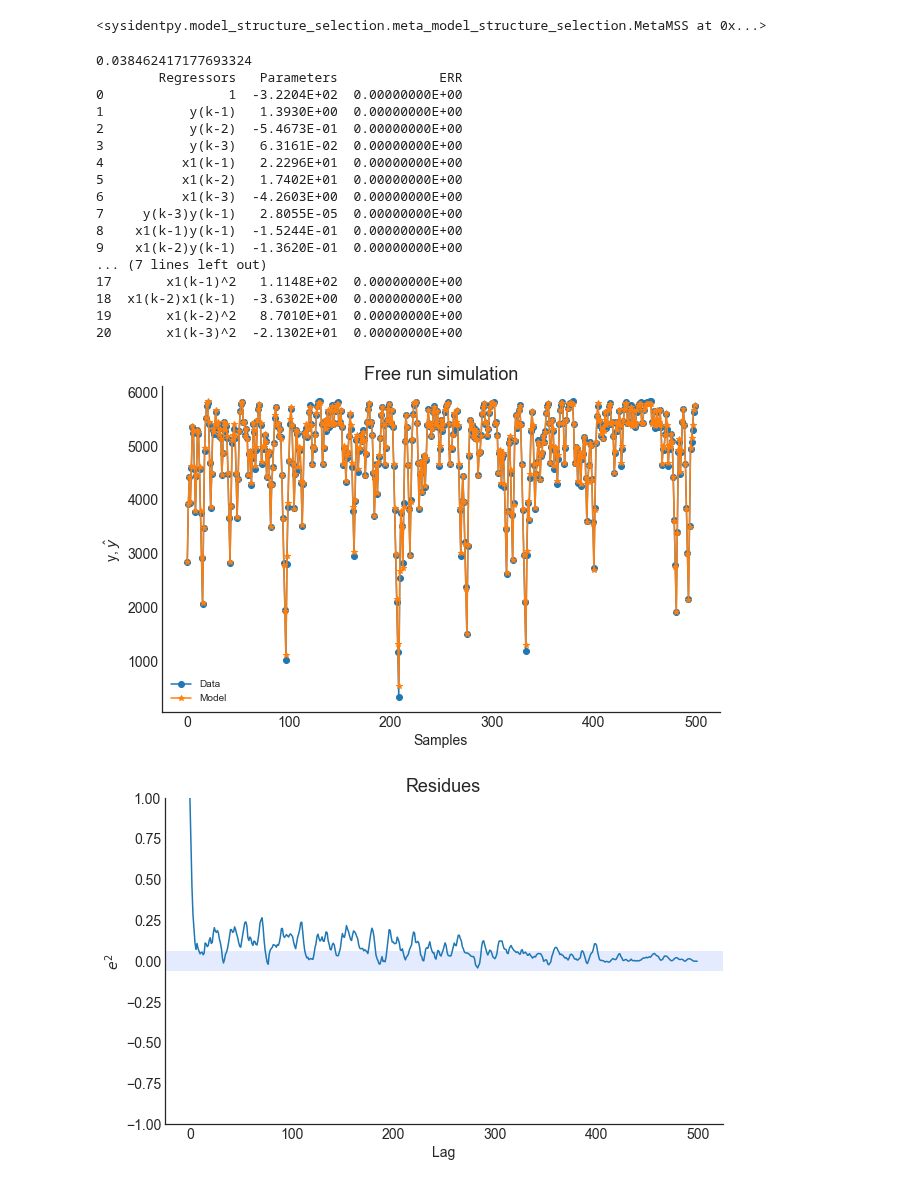
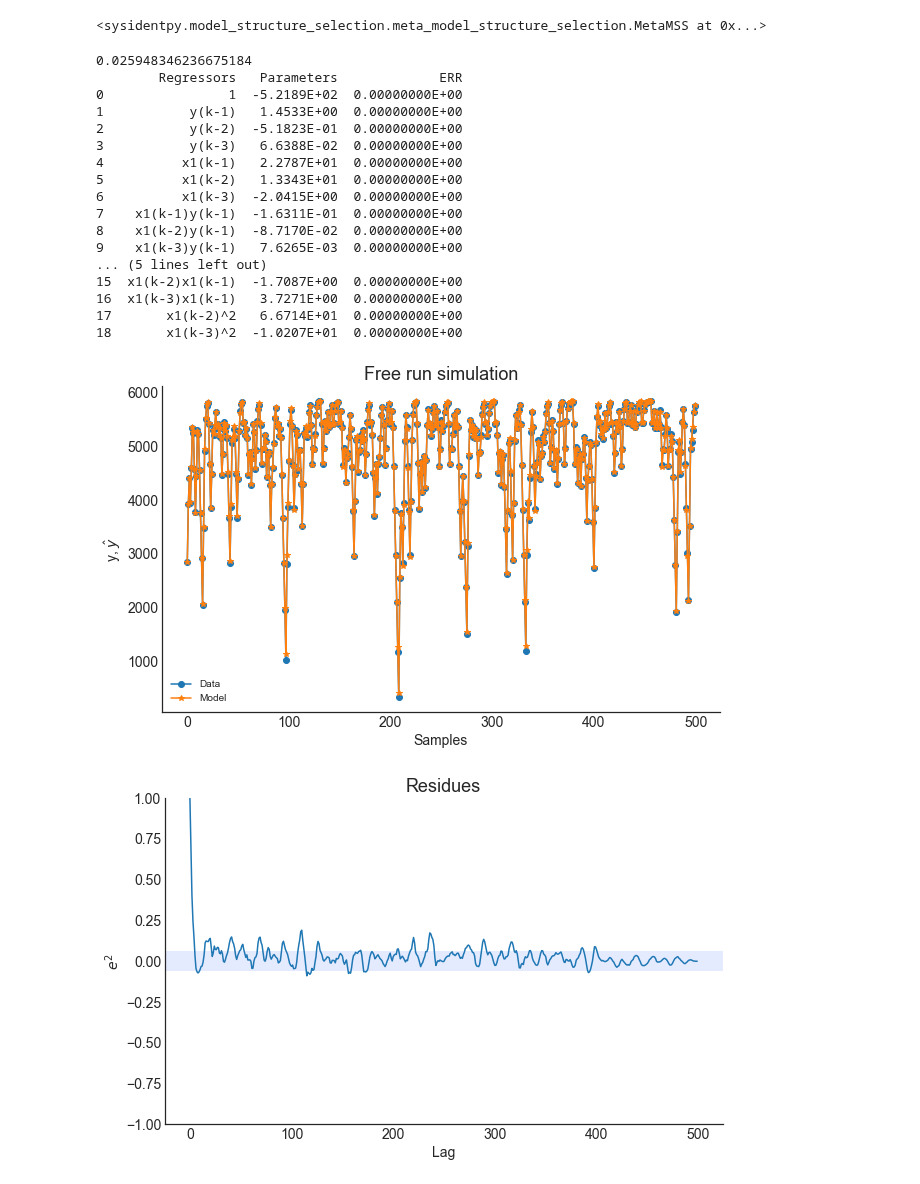
Before and after one commit to wilsonrljr/sysidentpy, a Jupyter notebook: examples/metamss.ipynb, the cells around one changed output. Drawn from its saved outputs; the diff is of its cells as text; code cells hidden in the pictures.

```diff
--- a/examples/metamss.ipynb
+++ b/examples/metamss.ipynb
@@ -37,46 +37,47 @@ model = MetaMSS(
     maxiter=30,
     n_agents=10,
     loss_func='metamss_loss',
-    basis_function=basis_function
+    basis_function=basis_function,
+    random_state=42
 )
-model.fit(X_train=x_train, y_train=y_train, X_test=x_test, y_test=y_test)
+model.fit(X=x_train, y=y_train, X_test=x_test, y_test=y_test)
 # %% [output]
 <sysidentpy.model_structure_selection.meta_model_structure_selection.MetaMSS at 0x...>
 # %%
-yhat = model.predict(X_test=x_test, y_test=y_test)
+yhat = model.predict(X=x_test, y=y_test, steps_ahead=None)
 rrse = root_relative_squared_error(y_test, yhat)
 print(rrse)
 
 r = pd.DataFrame(
     results(
         model.final_model, model.theta, model.err,
         model.n_terms, err_precision=8, dtype='sci'
         ),
     columns=['Regressors', 'Parameters', 'ERR'])
 print(r)
 
 plot_results(y=y_test, yhat = yhat, n=1000)
 ee = compute_residues_autocorrelation(y_test, yhat)
 plot_residues_correlation(data=ee, title="Residues", ylabel="$e^2$")
 x1e = compute_cross_correlation(y_test, yhat, x_test)
 plot_residues_correlation(data=x1e, title="Residues", ylabel="$x_1e$")
 # %% [output]
-0.038462417177693324
+0.025948346236675184
         Regressors   Parameters             ERR
-0                1  -3.2204E+02  0.00000000E+00
-1           y(k-1)   1.3930E+00  0.00000000E+00
-2           y(k-2)  -5.4673E-01  0.00000000E+00
-3           y(k-3)   6.3161E-02  0.00000000E+00
-4          x1(k-1)   2.2296E+01  0.00000000E+00
-5          x1(k-2)   1.7402E+01  0.00000000E+00
-6          x1(k-3)  -4.2603E+00  0.00000000E+00
-7     y(k-3)y(k-1)   2.8055E-05  0.00000000E+00
-8    x1(k-1)y(k-1)  -1.5244E-01  0.00000000E+00
-9    x1(k-2)y(k-1)  -1.3620E-01  0.00000000E+00
-... (7 lines left out)
-17       x1(k-1)^2   1.1148E+02  0.00000000E+00
-18  x1(k-2)x1(k-1)  -3.6302E+00  0.00000000E+00
-19       x1(k-2)^2   8.7010E+01  0.00000000E+00
-20       x1(k-3)^2  -2.1302E+01  0.00000000E+00
+0                1  -5.2189E+02  0.00000000E+00
+1           y(k-1)   1.4533E+00  0.00000000E+00
+2           y(k-2)  -5.1823E-01  0.00000000E+00
+3           y(k-3)   6.6388E-02  0.00000000E+00
+4          x1(k-1)   2.2787E+01  0.00000000E+00
+5          x1(k-2)   1.3343E+01  0.00000000E+00
+6          x1(k-3)  -2.0415E+00  0.00000000E+00
+7    x1(k-1)y(k-1)  -1.6311E-01  0.00000000E+00
+8    x1(k-2)y(k-1)  -8.7170E-02  0.00000000E+00
+9    x1(k-3)y(k-1)   7.6265E-03  0.00000000E+00
+... (5 lines left out)
+15  x1(k-2)x1(k-1)  -1.7087E+00  0.00000000E+00
+16  x1(k-3)x1(k-1)   3.7271E+00  0.00000000E+00
+17       x1(k-2)^2   6.6714E+01  0.00000000E+00
+18       x1(k-3)^2  -1.0207E+01  0.00000000E+00
-[figure, old version]
+[figure, new version]
-[figure, old version]
+[figure, new version]
```
Also changed, not shown: parts of 4 cells of this notebook, 6 other files.
